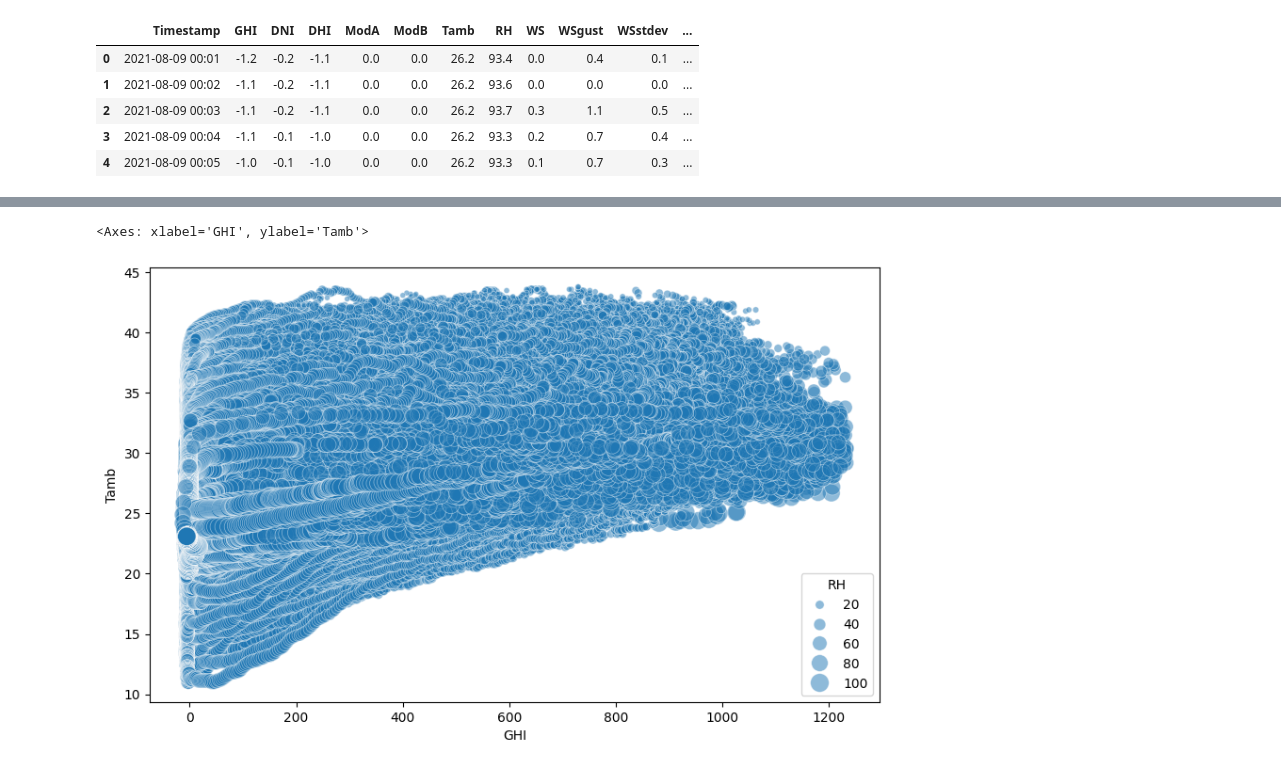
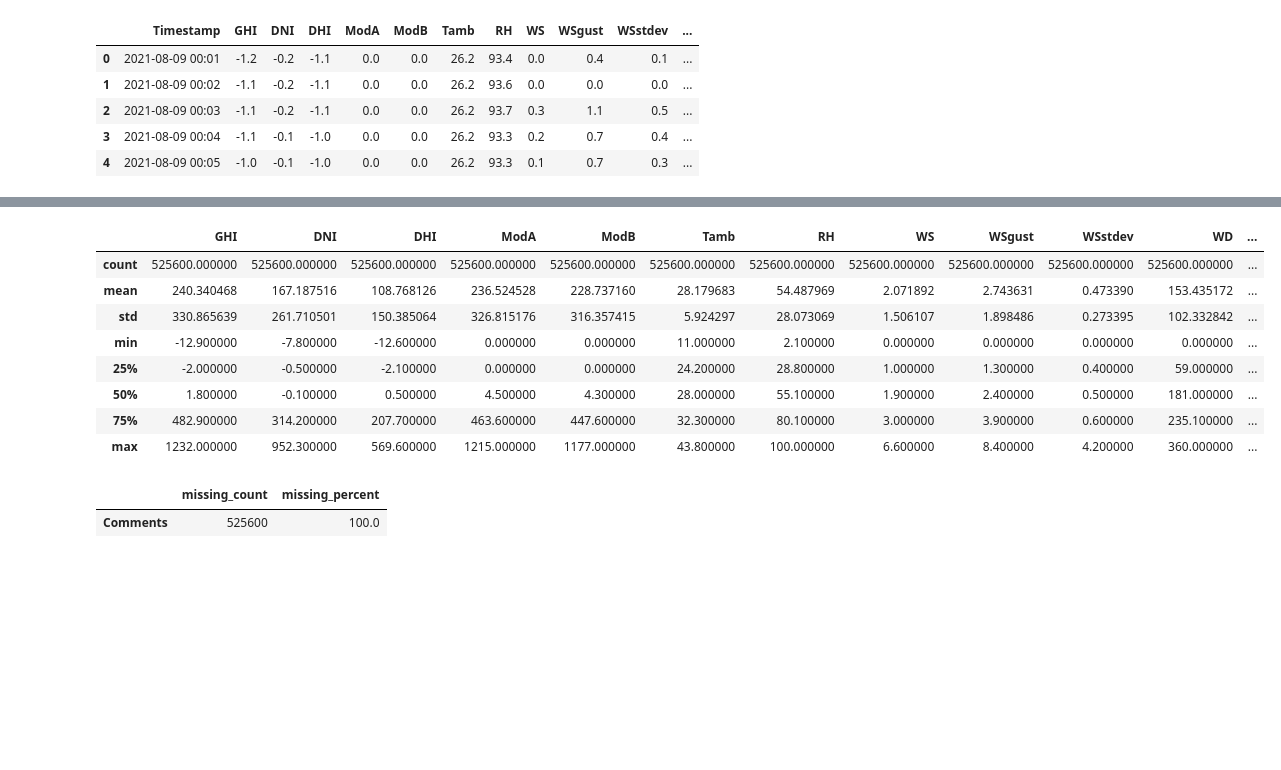
Before and after one commit to EYOELTEKLE/solar-challenge-week1, a Jupyter notebook: notebooks/benin_eda.ipynb, the cells around one changed output, grey strips where cells are left out. Cells and saved outputs as stored; diff of their text form; code cells hidden in the pictures; blank space fills up the shorter version.

```diff
--- a/notebooks/benin_eda.ipynb
+++ b/notebooks/benin_eda.ipynb
@@ -95,11 +18,22 @@ ax.set_legend()
-# %%
-plt.figure(figsize=(10,6))
-sns.scatterplot(
-    x='GHI', y='Tamb',
-    size='RH',
-    data=df_clean,
-    sizes=(10, 200), alpha=0.5
-)
-# %% [output]
-<Axes: xlabel='GHI', ylabel='Tamb'>
-[figure, removed]
+# %%
+# Summary statistics
+df.describe()
+
+df = clean_data(df,['GHI', 'DNI', 'DHI', 'ModA', 'ModB', 'WS', 'WSgust'])
+
+# Summary
+summary, missing = generate_summary(df)
+display(summary)
+display(missing)
+# %% [output]
+|  | GHI | DNI | DHI | ModA | ModB | Tamb | RH | WS | WSgust | WSstdev | WD | ... |
+| count | 525600.000000 | 525600.000000 | 525600.000000 | 525600.000000 | 525600.000000 | 525600.000000 | 525600.000000 | 525600.000000 | 525600.000000 | 525600.000000 | 525600.000000 | ... |
+| mean | 240.340468 | 167.187516 | 108.768126 | 236.524528 | 228.737160 | 28.179683 | 54.487969 | 2.071892 | 2.743631 | 0.473390 | 153.435172 | ... |
+| std | 330.865639 | 261.710501 | 150.385064 | 326.815176 | 316.357415 | 5.924297 | 28.073069 | 1.506107 | 1.898486 | 0.273395 | 102.332842 | ... |
+| min | -12.900000 | -7.800000 | -12.600000 | 0.000000 | 0.000000 | 11.000000 | 2.100000 | 0.000000 | 0.000000 | 0.000000 | 0.000000 | ... |
+| 25% | -2.000000 | -0.500000 | -2.100000 | 0.000000 | 0.000000 | 24.200000 | 28.800000 | 1.000000 | 1.300000 | 0.400000 | 59.000000 | ... |
+| 50% | 1.800000 | -0.100000 | 0.500000 | 4.500000 | 4.300000 | 28.000000 | 55.100000 | 1.900000 | 2.400000 | 0.500000 | 181.000000 | ... |
+| 75% | 482.900000 | 314.200000 | 207.700000 | 463.600000 | 447.600000 | 32.300000 | 80.100000 | 3.000000 | 3.900000 | 0.600000 | 235.100000 | ... |
+| max | 1232.000000 | 952.300000 | 569.600000 | 1215.000000 | 1177.000000 | 43.800000 | 100.000000 | 6.600000 | 8.400000 | 4.200000 | 360.000000 | ... |
+|  | missing_count | missing_percent |
+| Comments | 525600 | 100.0 |
```
Also changed, not shown: parts of 10 cells of this notebook, 5 other files.
